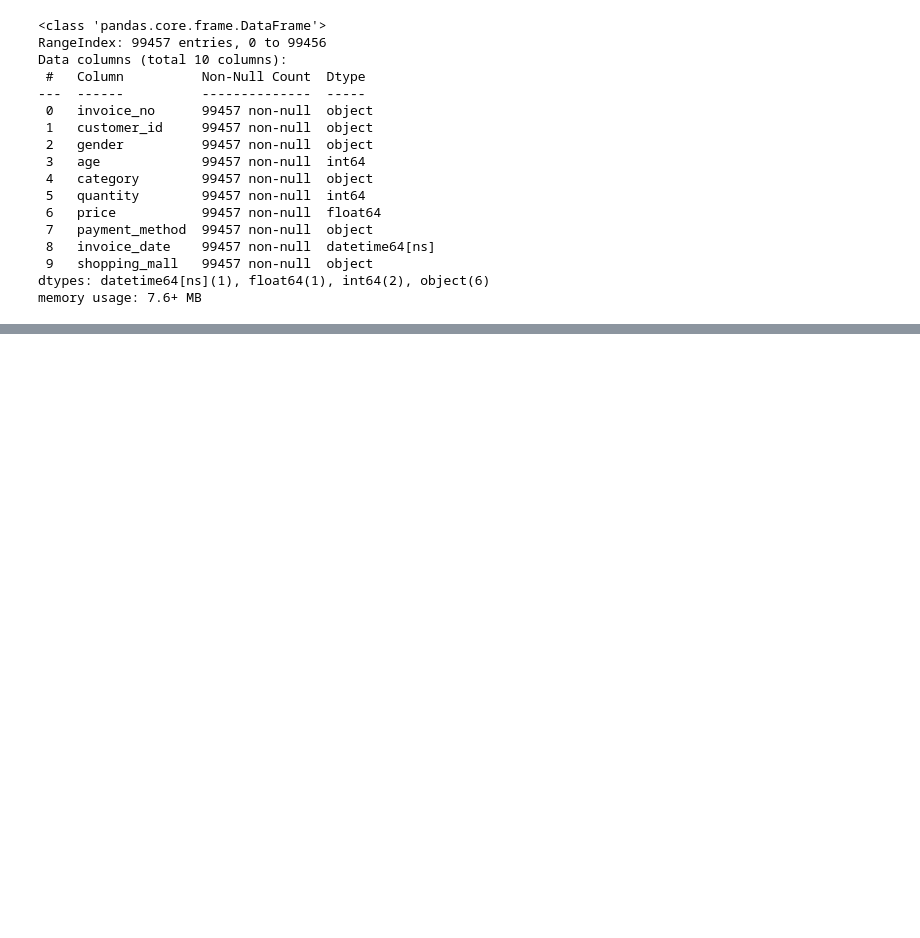
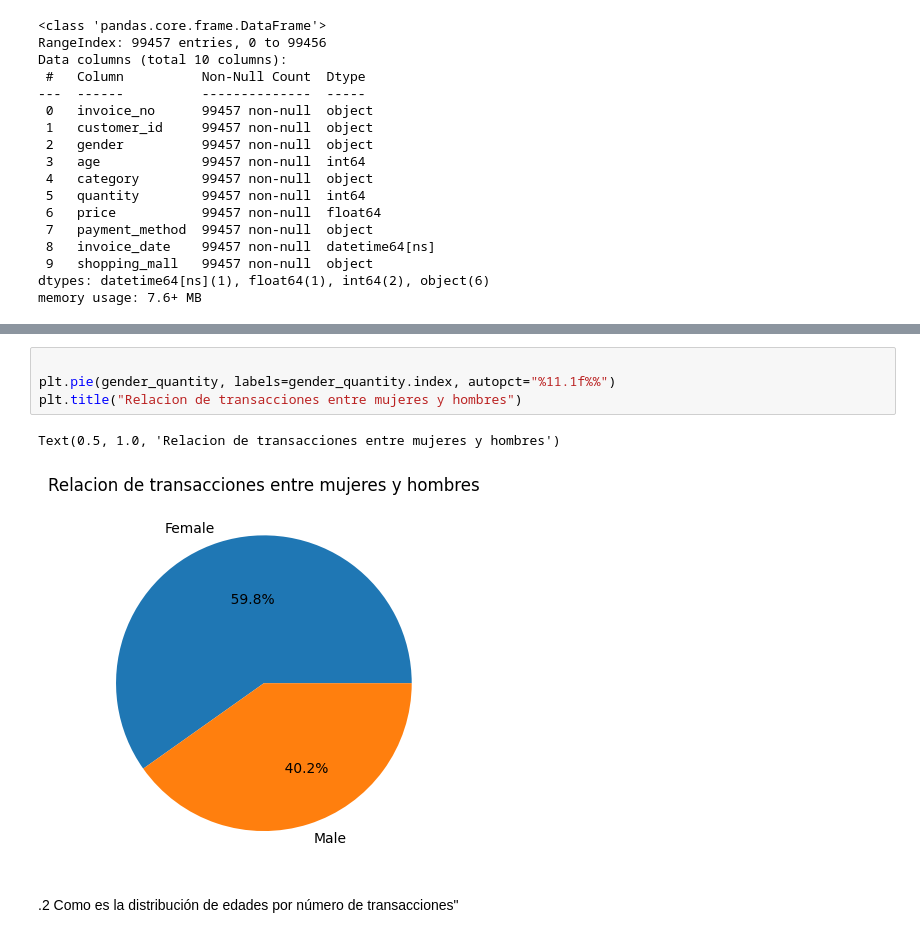
Before and after one commit to CarmenRosillo/retail-analisis, a Jupyter notebook: retail.ipynb, the cells around one changed output, grey strips where cells are left out. Saved outputs shown, nothing was run; the diff lists cells and outputs as text; blank space fills up the shorter version.

```diff
--- a/retail.ipynb
+++ b/retail.ipynb
@@ -106,0 +138,9 @@ df1["year"]= df1["invoice_date"],dt.strftime("%Y")
+# %%
+
+plt.pie(gender_quantity, labels=gender_quantity.index, autopct="%11.1f%%")
+plt.title("Relacion de transacciones entre mujeres y hombres")
+# %% [output]
+Text(0.5, 1.0, 'Relacion de transacciones entre mujeres y hombres')
+[figure, added]
+# %% [markdown]
+.2 Como es la distribución de edades por número de transacciones"
```
Also changed, not shown: parts of 8 cells of this notebook.
